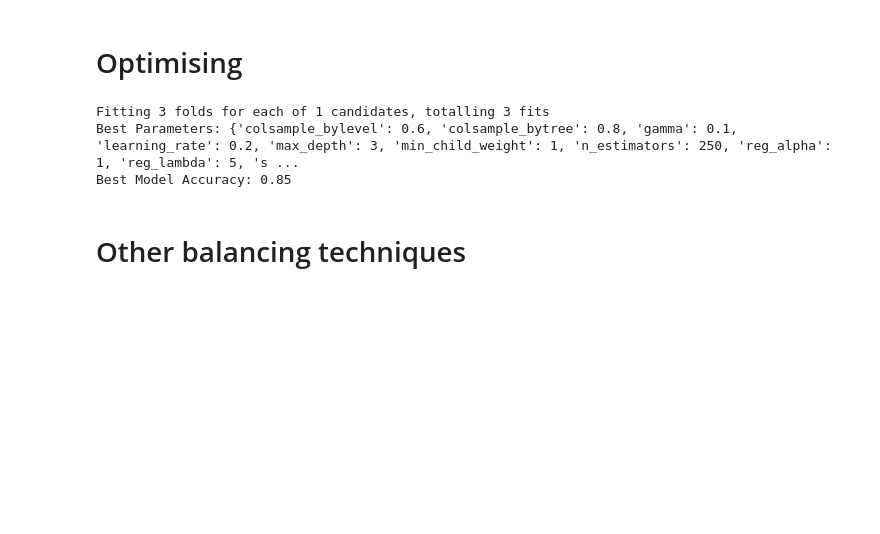
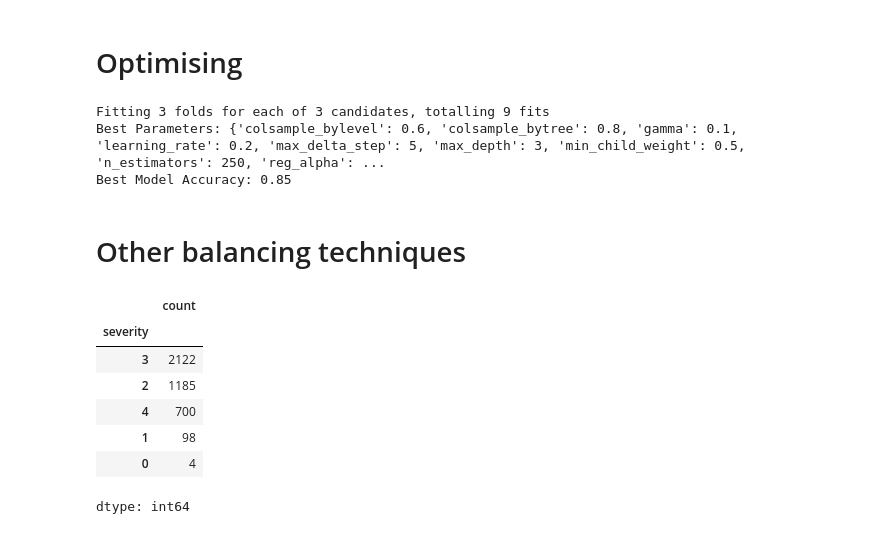
Before and after one commit to jonathano88/Data, a Jupyter notebook: analysis.ipynb, the cells around one changed output. Cells and saved outputs as stored; diff of their text form; code cells hidden in the pictures; blank space fills up the shorter version.

```diff
--- a/analysis.ipynb
+++ b/analysis.ipynb
@@ -1106,7 +1106,7 @@ param_grid = {
     # 'colsample_bytree': [0.6, 0.8, 1.0]
     'colsample_bytree': [0.8],
     # 'min_child_weight': [1, 5, 100]
-    'min_child_weight': [1],
+    'min_child_weight': [0.5],
     # 'reg_alpha': [1, 5, 100],
     # 'reg_lambda': [1, 5, 100]
     'reg_alpha': [1],
@@ -1116,7 +1116,12 @@ param_grid = {
     # 'n_estimators': [50, 100, 250, 500],
     # 'learning_rate': [0.01, 0.2, 0.5]
     'n_estimators': [250],
-    'learning_rate': [0.2]
+    'learning_rate': [0.2],
+    'scale_pos_weight': [1],
+    # 'scale_pos_weight': [1, 5, 10],
+    'max_delta_step': [5],
+    'tree_method': ['hist']
+
 }
 
 # Set up the GridSearchCV
@@ -1141,8 +1146,8 @@ accuracy = accuracy_score(y_test, y_pred)
 print(f'Best Parameters: {best_params}')
 print(f'Best Model Accuracy: {accuracy:.2f}')
 # %% [output]
-Fitting 3 folds for each of 1 candidates, totalling 3 fits
-Best Parameters: {'colsample_bylevel': 0.6, 'colsample_bytree': 0.8, 'gamma': 0.1, 'learning_rate': 0.2, 'max_depth': 3, 'min_child_weight': 1, 'n_estimators': 250, 'reg_alpha': 1, 'reg_lambda': 5, 's ...
+Fitting 3 folds for each of 3 candidates, totalling 9 fits
+Best Parameters: {'colsample_bylevel': 0.6, 'colsample_bytree': 0.8, 'gamma': 0.1, 'learning_rate': 0.2, 'max_delta_step': 5, 'max_depth': 3, 'min_child_weight': 0.5, 'n_estimators': 250, 'reg_alpha': ...
 Best Model Accuracy: 0.85
 # %% [markdown]
 # Other balancing techniques
@@ -1230,0 +1161,11 @@ scores(y_test, y_pred)
+# %%
+mergeddata['severity'].value_counts()
+# %% [output]
+|  | count |
+| severity |  |
+| 3 | 2122 |
+| 2 | 1185 |
+| 4 | 700 |
+| 1 | 98 |
+| 0 | 4 |
+dtype: int64
```
Also changed, not shown: parts of 4 cells of this notebook.
